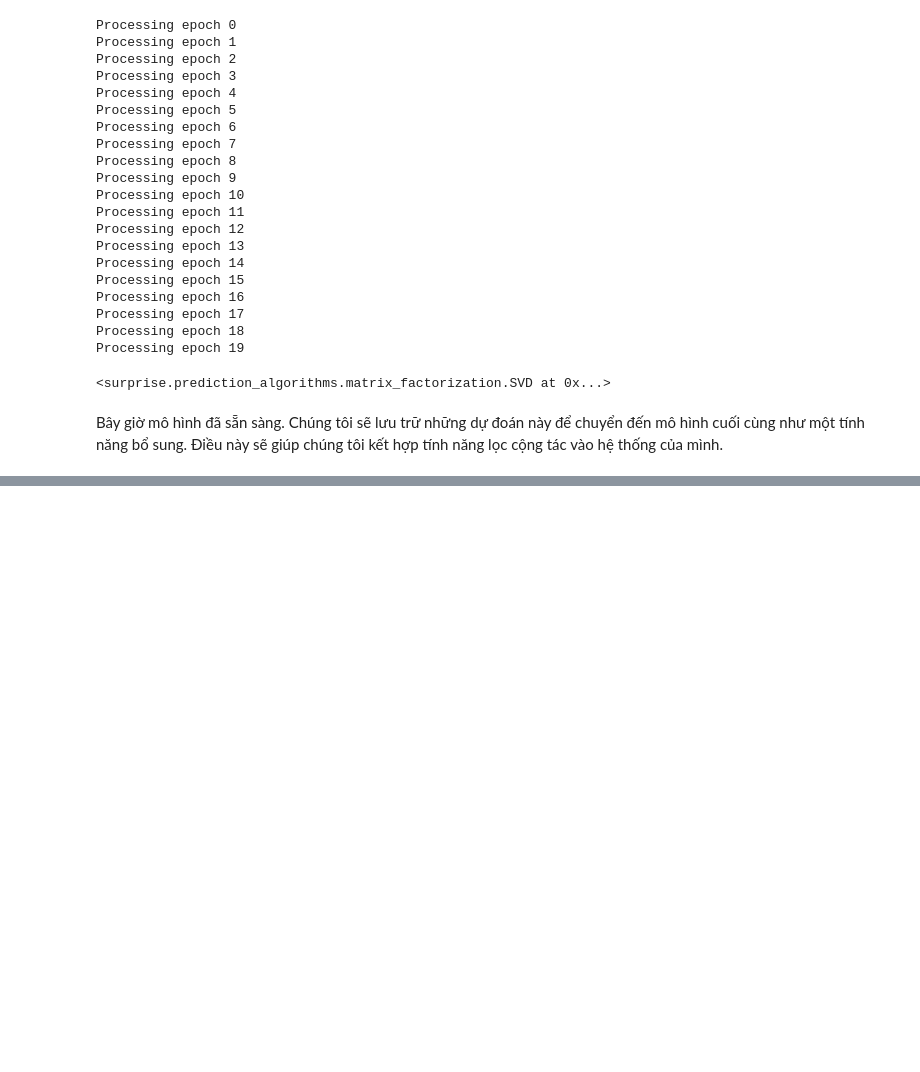
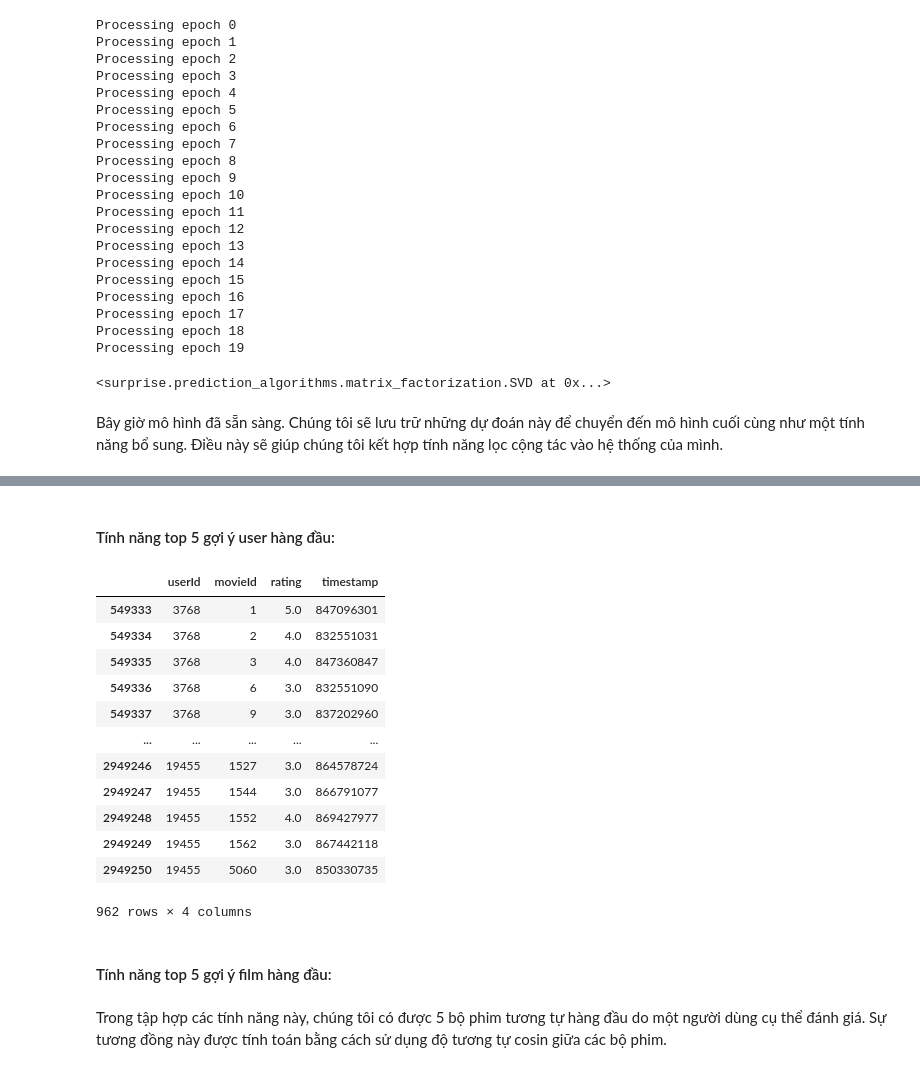
Before and after one commit to bason1999qn/Movie_Recommender_Systems, a Jupyter notebook: By_Spark.ipynb, the cells around one changed output, grey strips where cells are left out. Drawn from its saved outputs; the diff is of its cells as text; code cells hidden in the pictures; blank space fills up the shorter version.

```diff
--- a/By_Spark.ipynb
+++ b/By_Spark.ipynb
@@ -57,8 +70,8 @@ import surprise
 from sklearn.model_selection import train_test_split
 # from numpy.linalg import svd
 # %%
-df = pd.read_csv('Data/ml-25m/ratings.csv')
-df.head()
+df_ratings = pd.read_csv('Data/ml-25m/ratings.csv')
+df_ratings.head()
 # %% [output]
 |  | userId | movieId | rating | timestamp |
 | 0 | 1 | 296 | 5.0 | 1147880044 |
@@ -69,3 +92,3 @@ df.head()
 # %%
-train_data, test_data = train_test_split(df, test_size=0.2, random_state=42, shuffle=True)
+train_data, test_data = train_test_split(df_ratings[:3000000], test_size=0.2, random_state=42, shuffle=True)
 # %%
@@ -117,0 +153,3 @@ train_pred_mf = np.array([pred.est for pred in train_preds])
+# %%
+# Creating a sparse matrix
+train_sparse_matrix = sparse.csr_matrix((train_data.rating.values, (train_data.userId.values, train_data.movieId.values)))
@@ -117,0 +165,35 @@ train_pred_mf = np.array([pred.est for pred in train_preds])
+# %% [markdown]
+#### Tính năng top 5 gợi ý user hàng đầu:
+# %%
+def top_5_similar_users(train_sparse_matrix, user):
+    user_sim = cosine_similarity(train_sparse_matrix[user], train_sparse_matrix).ravel()
+    top_sim_users = user_sim.argsort()[::-1][1:] # we are ignoring 'The User' from its similar users.
+
+#     # get the ratings of most similar users for this movie
+#     top_ratings = train_sparse_matrix[top_sim_users, movie].toarray().ravel()
+#     # we will make it's length "5" by adding movie averages to
+#     top_sim_users_ratings = list(top_ratings[top_ratings != 0][:5])
+#     top_sim_users_ratings.extend([train_averages['movie'][movie]]*(5 -len(top_sim_users_ratings)))
+
+    return top_sim_users[:5]
+# %%
+top_5_similar_users(train_sparse_matrix,5)
+df_ratings[df_ratings.userId.isin(top_5_similar_users(train_sparse_matrix,5))]
+# %% [output]
+|  | userId | movieId | rating | timestamp |
+| 549333 | 3768 | 1 | 5.0 | 847096301 |
+| 549334 | 3768 | 2 | 4.0 | 832551031 |
+| 549335 | 3768 | 3 | 4.0 | 847360847 |
+| 549336 | 3768 | 6 | 3.0 | 832551090 |
+| 549337 | 3768 | 9 | 3.0 | 837202960 |
+| ... | ... | ... | ... | ... |
+| 2949246 | 19455 | 1527 | 3.0 | 864578724 |
+| 2949247 | 19455 | 1544 | 3.0 | 866791077 |
+| 2949248 | 19455 | 1552 | 4.0 | 869427977 |
+| 2949249 | 19455 | 1562 | 3.0 | 867442118 |
+| 2949250 | 19455 | 5060 | 3.0 | 850330735 |
+962 rows × 4 columns
+# %% [markdown]
+#### Tính năng top 5 gợi ý film hàng đầu:
+# %% [markdown]
+Trong tập hợp các tính năng này, chúng tôi có được 5 bộ phim tương tự hàng đầu do một người dùng cụ thể đánh giá. Sự tương đồng này được tính toán bằng cách sử dụng độ tương tự cosin giữa các bộ phim.
```
Also changed, not shown: parts of 23 cells of this notebook.
